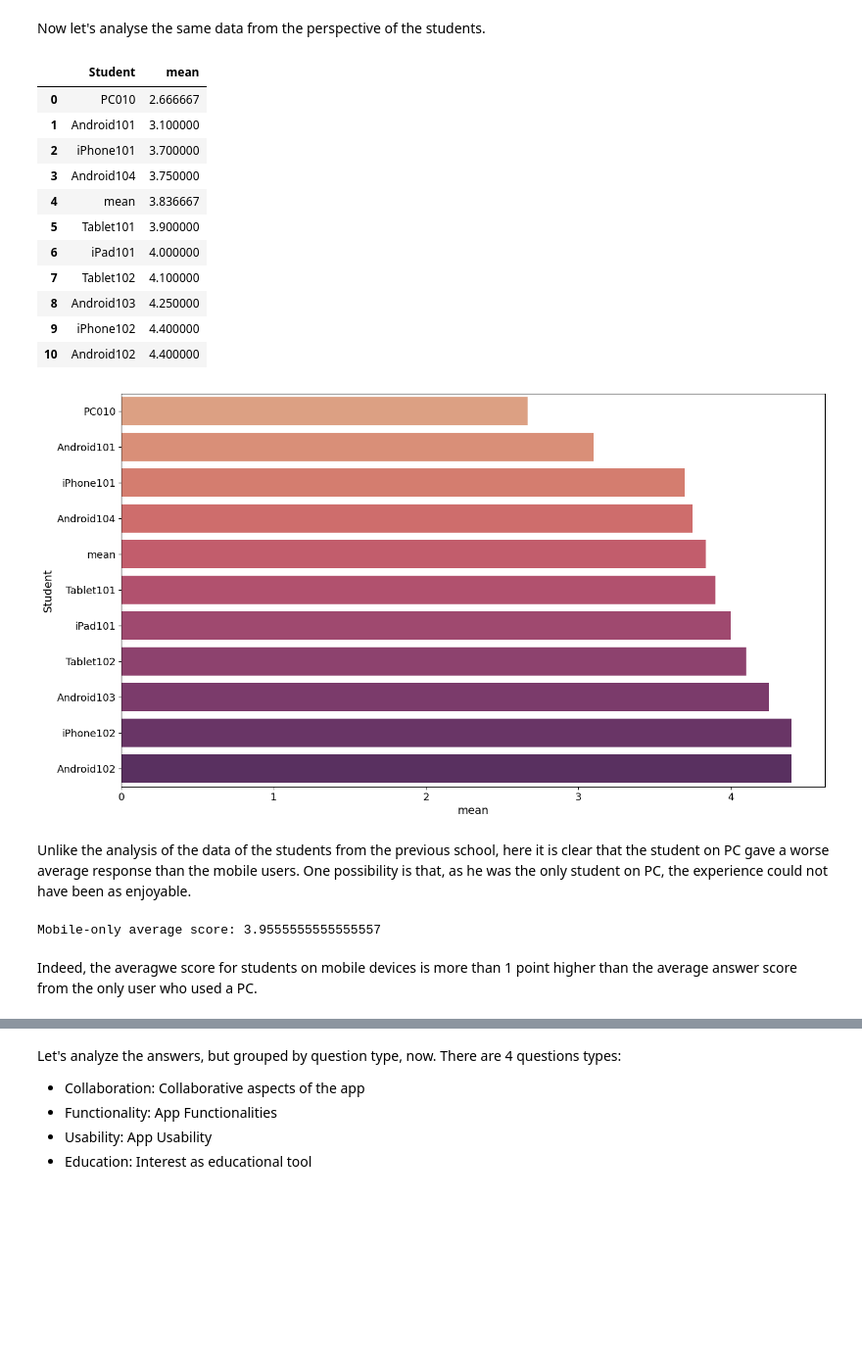
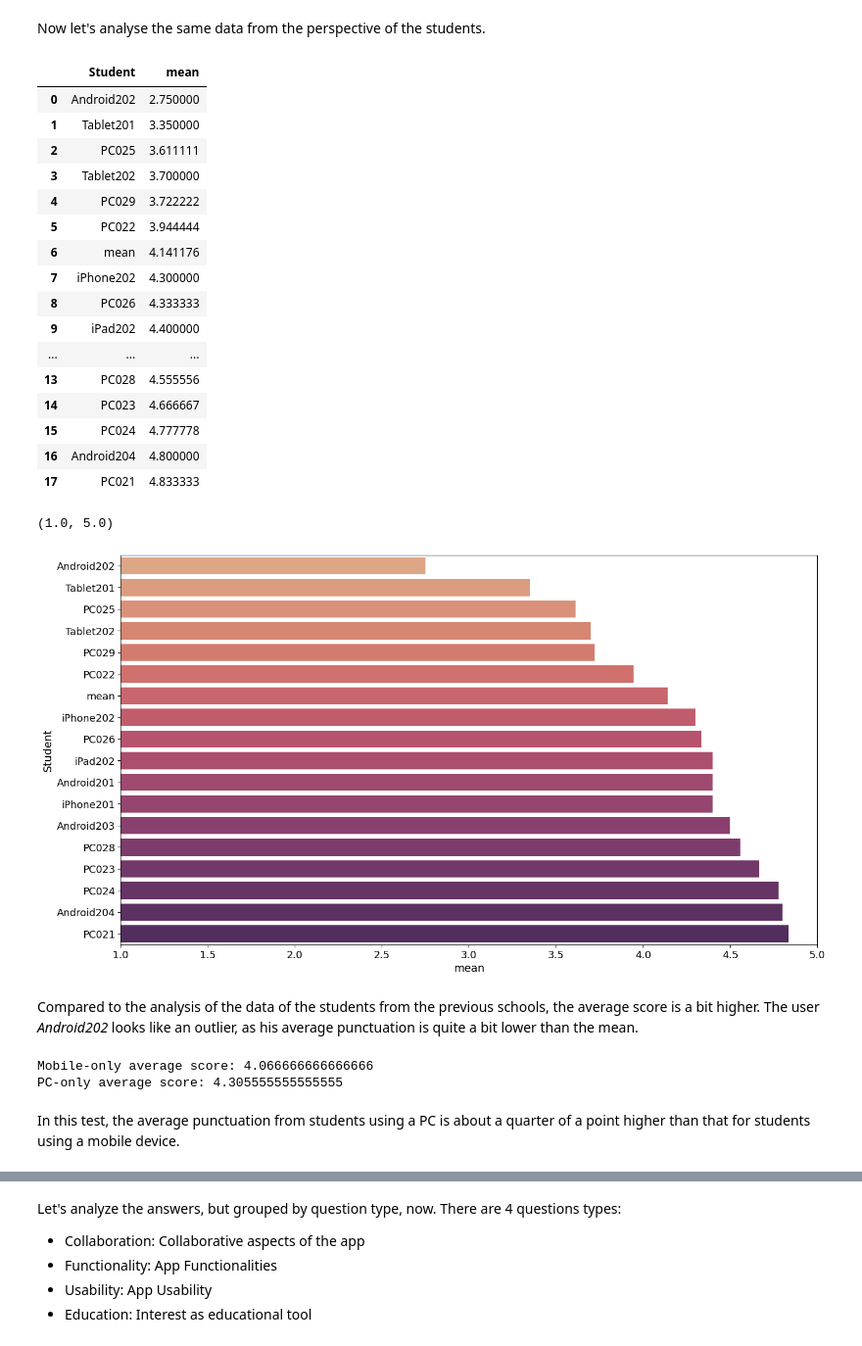
Before and after one commit to Stocastico/Evaluation_paper, a Jupyter notebook: data_analysis/Data_Analysis_Zubiri.ipynb, the cells around one changed output, grey strips where cells are left out. Shown at 98% size. Cells and saved outputs as stored; diff of their text form; code cells hidden in the pictures; blank space fills up the shorter version.

Commit message:
changes to single-school analysis

```diff
--- a/data_analysis/Data_Analysis_Zubiri.ipynb
+++ b/data_analysis/Data_Analysis_Zubiri.ipynb
@@ -45,8 +43,8 @@ The ask_ai.magics extension is already loaded. To reload it, use:
 # %%
 SURVEY_FILE = Path('./questionnaire_answers.xlsx')
-SHEET_NAME = 'DEUSTO'
+SHEET_NAME = 'ZUBIRI_MANTEO'
 NUM_ROWS = 22
-COLS = list(range(14))
+COLS = list(range(21))
 COLS.pop(1) # remove second index from excel
 
 survey_answers = pd.read_excel(SURVEY_FILE, sheet_name=SHEET_NAME, index_col=0, nrows=NUM_ROWS,
@@ -122,30 +120,41 @@ student_list.columns = ["Student", "mean"]
 student_list
 # %% [output]
 |  | Student | mean |
-| 0 | PC010 | 2.666667 |
-| 1 | Android101 | 3.100000 |
-| 2 | iPhone101 | 3.700000 |
-| 3 | Android104 | 3.750000 |
-| 4 | mean | 3.836667 |
-| 5 | Tablet101 | 3.900000 |
-| 6 | iPad101 | 4.000000 |
-| 7 | Tablet102 | 4.100000 |
-| 8 | Android103 | 4.250000 |
-| 9 | iPhone102 | 4.400000 |
-| 10 | Android102 | 4.400000 |
+| 0 | Android202 | 2.750000 |
+| 1 | Tablet201 | 3.350000 |
+| 2 | PC025 | 3.611111 |
+| 3 | Tablet202 | 3.700000 |
+| 4 | PC029 | 3.722222 |
+| 5 | PC022 | 3.944444 |
+| 6 | mean | 4.141176 |
+| 7 | iPhone202 | 4.300000 |
+| 8 | PC026 | 4.333333 |
+| 9 | iPad202 | 4.400000 |
+| ... | ... | ... |
+| 13 | PC028 | 4.555556 |
+| 14 | PC023 | 4.666667 |
+| 15 | PC024 | 4.777778 |
+| 16 | Android204 | 4.800000 |
+| 17 | PC021 | 4.833333 |
 # %%
 create_barplot(student_list, 'mean', 'Student')
+plt.xlim(1,5)
 # %% [output]
+(1.0, 5.0)
-[figure, old version]
+[figure, new version]
 # %% [markdown]
-Unlike the analysis of the data of the students from the previous school, here it is clear that the student on PC gave a worse average response than the mobile users. One possibility is that, as he was the only student on PC, the experience could not have been as enjoyable.
+Compared to the analysis of the data of the students from the previous schools, the average score is a bit higher. The user *Android202* looks like an outlier, as his average punctuation is quite a bit lower than the mean.
 # %%
 mobile_list = student_list[student_list["Student"].str.startswith(("Android", "iPhone", "iPad", "Tablet"))]
+pc_list = student_list[student_list["Student"].str.startswith(("PC"))]
 mobile_list_mean = mobile_list["mean"].mean()
+pc_list_mean = pc_list["mean"].mean()
 print(f"Mobile-only average score: {mobile_list_mean}")
+print(f"PC-only average score: {pc_list_mean}")
 # %% [output]
-Mobile-only average score: 3.9555555555555557
+Mobile-only average score: 4.066666666666666
+PC-only average score: 4.305555555555555
 # %% [markdown]
-Indeed, the averagwe score for students on mobile devices is more than 1 point higher than the average answer score from the only user who used a PC.
+In this test, the average punctuation from students using a PC is about a quarter of a point higher than that for students using a mobile device.
 # %%
 names = ["PC only", "Mobile only"]
```
Also changed, not shown: parts of 63 cells of this notebook, 2 other files.
